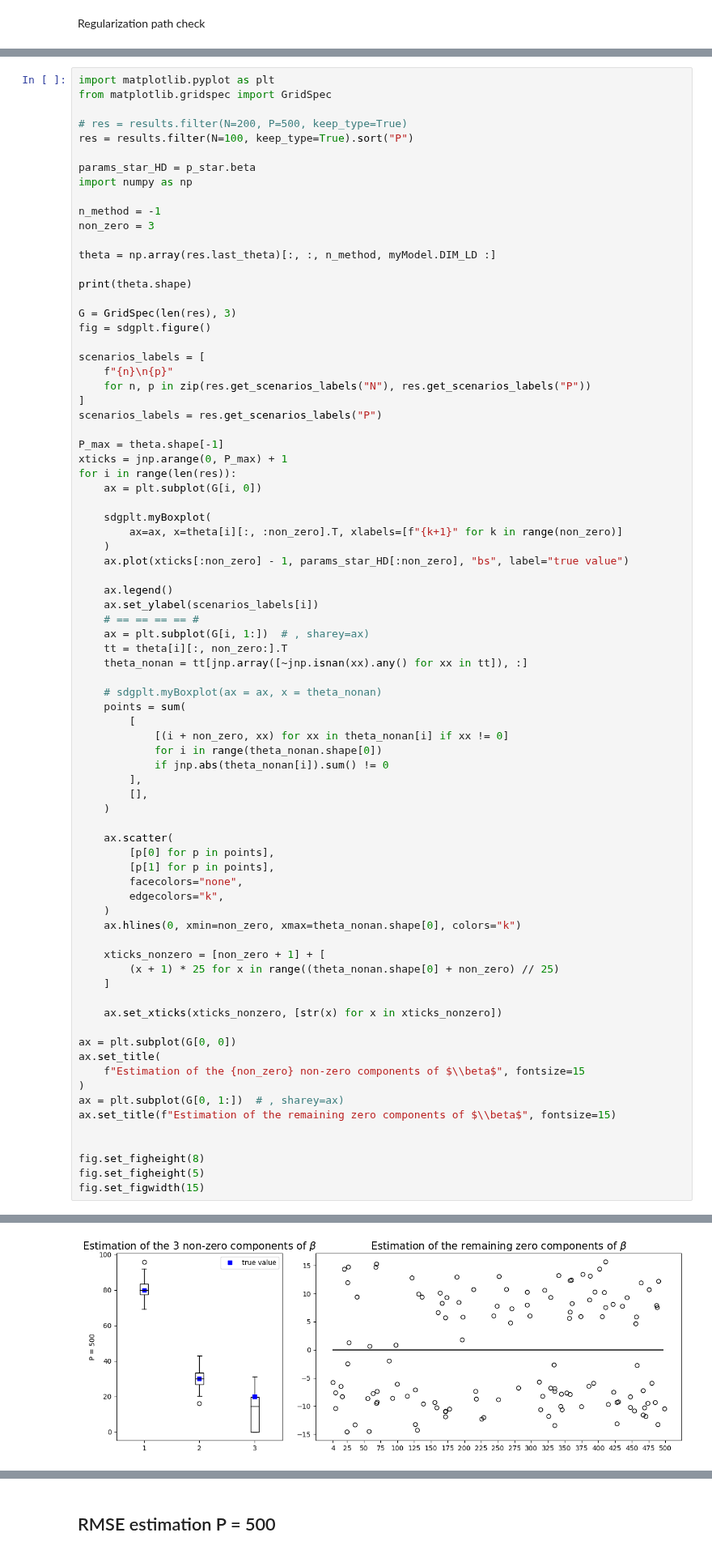
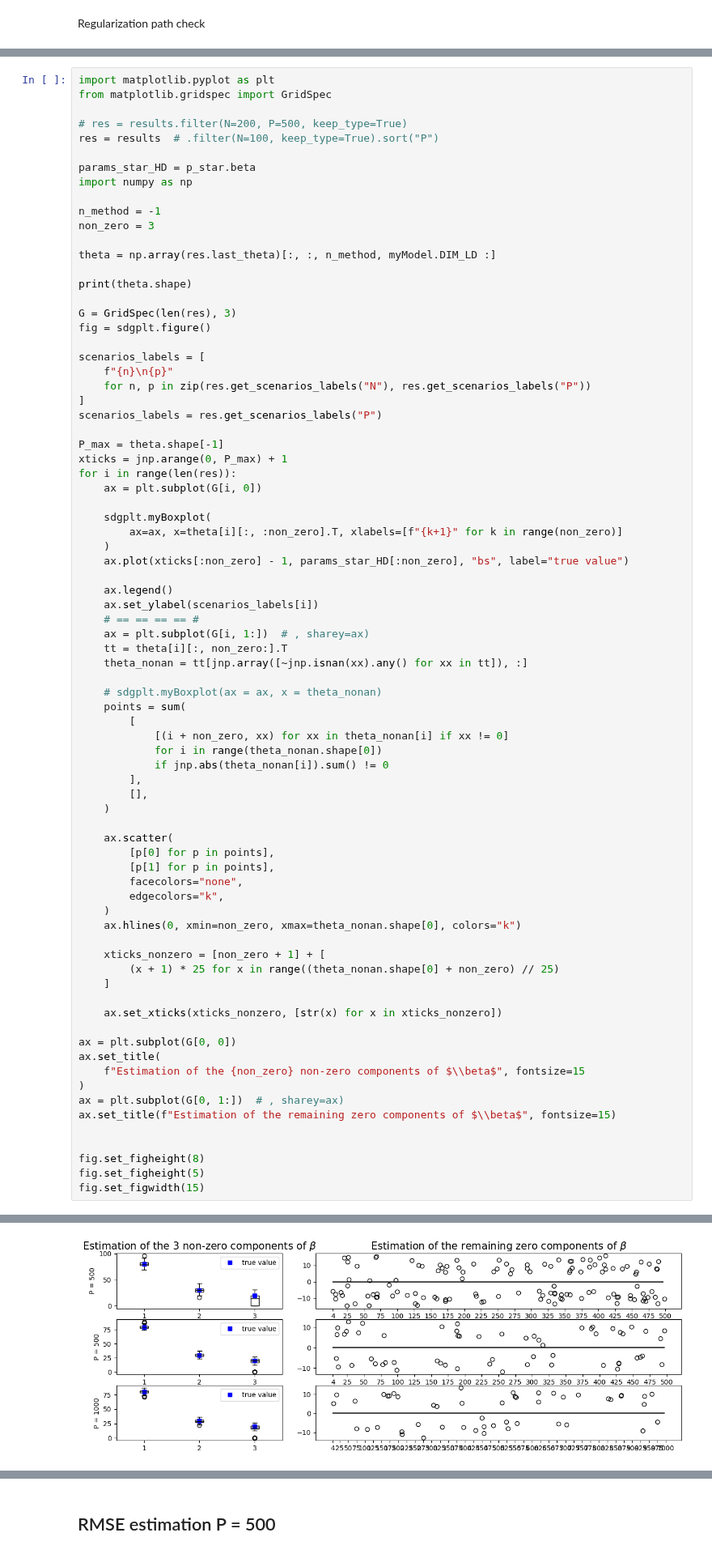
Before and after one commit to caillebotteAntoine/sdg4varselect, a Jupyter notebook: results/simulation_study/NLMEM/Logistic/sim_study_nlmem_logistic.ipynb, the cells around one changed output, grey strips where cells are left out. Shown at 81% size. Saved outputs shown, nothing was run; the diff lists cells and outputs as text.

```diff
--- a/results/simulation_study/NLMEM/Logistic/sim_study_nlmem_logistic.ipynb
+++ b/results/simulation_study/NLMEM/Logistic/sim_study_nlmem_logistic.ipynb
@@ -338,7 +314,7 @@ import matplotlib.pyplot as plt
 from matplotlib.gridspec import GridSpec
 
 # res = results.filter(N=200, P=500, keep_type=True)
-res = results.filter(N=100, keep_type=True).sort("P")
+res = results  # .filter(N=100, keep_type=True).sort("P")
 
 params_star_HD = p_star.beta
 import numpy as np
@@ -416,4 +392,4 @@ fig.set_figwidth(15)
-[figure, old version]
+[figure, new version]
 # %%
 import matplotlib.pyplot as plt
 import matplotlib.colors as colors
```
Also changed, not shown: parts of 3 cells of this notebook, 6 other files.
